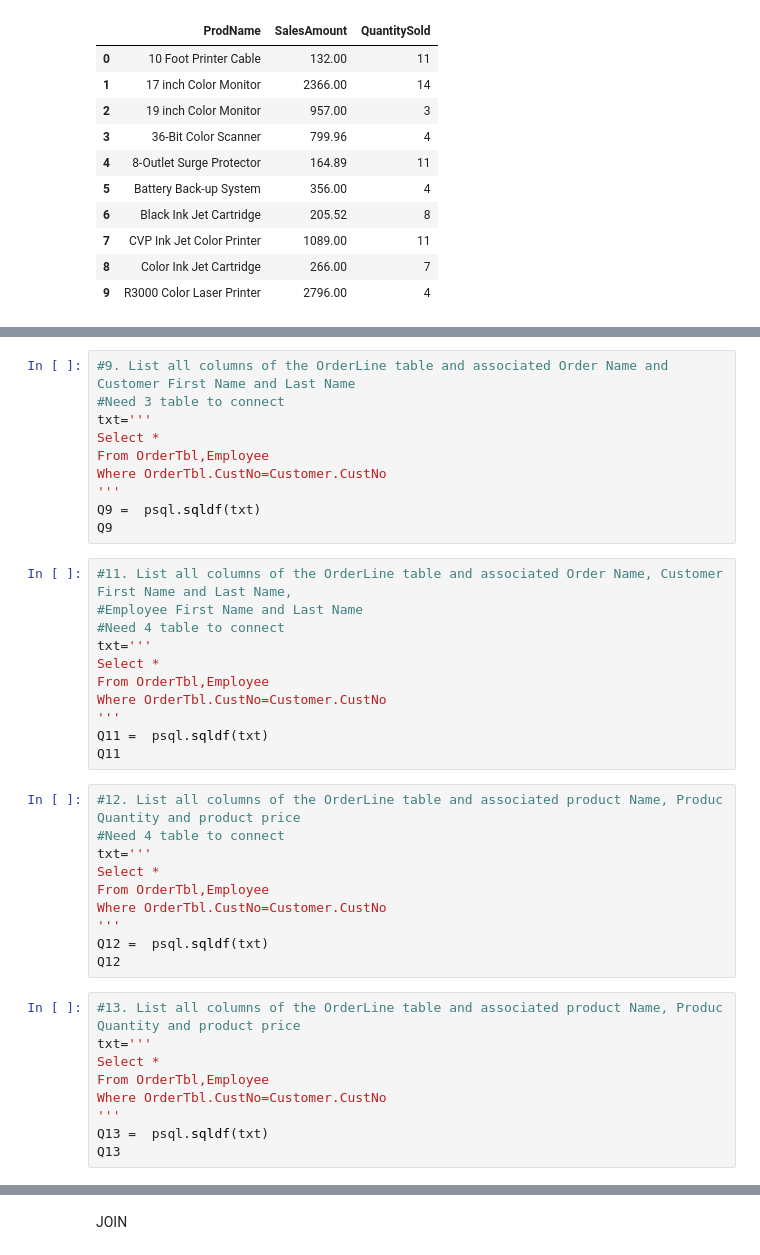
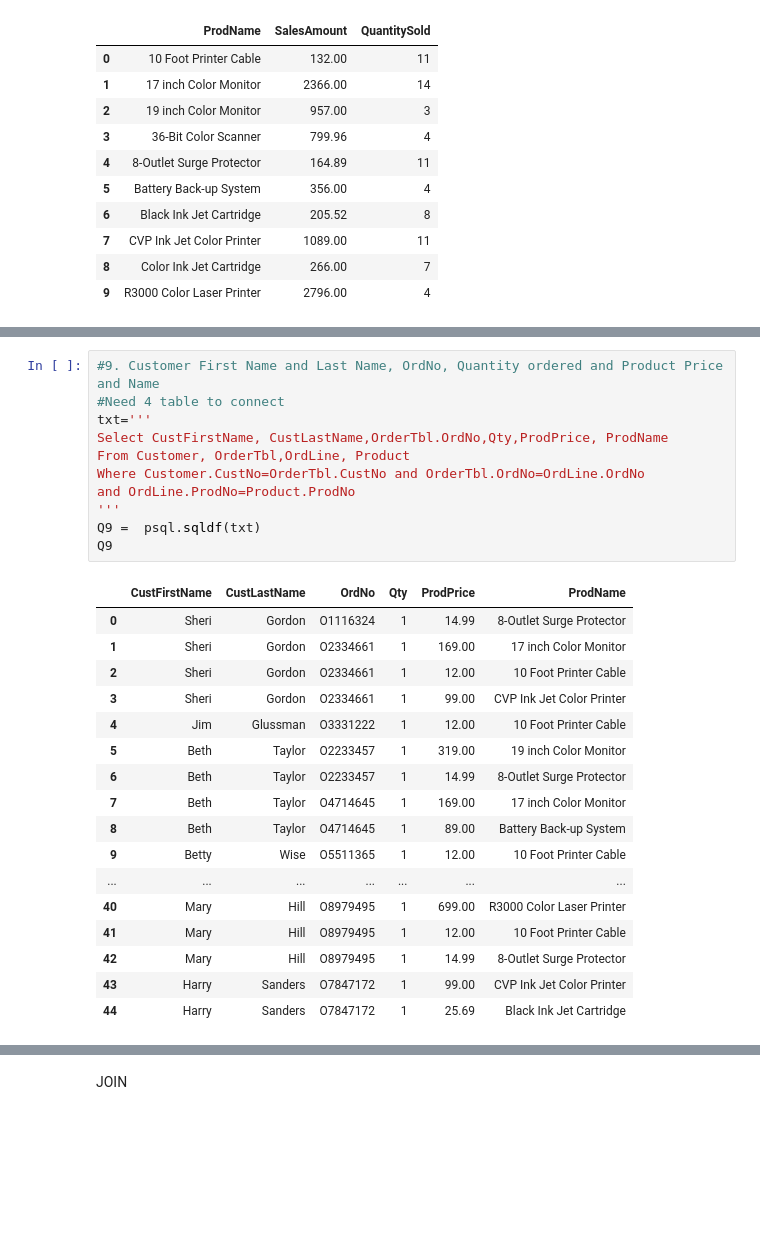
Before and after one commit to ogut77/BA, a Jupyter notebook: MultipleTable2.ipynb, the cells around one changed output, grey strips where cells are left out. Cells and saved outputs as stored; diff of their text form; blank space fills up the shorter version.

```diff
--- a/MultipleTable2.ipynb
+++ b/MultipleTable2.ipynb
@@ -237,42 +237,31 @@ Q8
 | 43 | O9919699 | 2017-02-11 00:00:00.000000 | C9857432 | E9954302 | Homer Wells | 123 Main St. | Seattle | WA | 98105-4322 | 1 | R3000 Color Laser Printer | ... |
 | 44 | O9919699 | 2017-02-11 00:00:00.000000 | C9857432 | E9954302 | Homer Wells | 123 Main St. | Seattle | WA | 98105-4322 | 1 | 36-Bit Color Scanner | ... |
 # %%
-#9. List all columns of the OrderLine table and associated Order Name and Customer First Name and Last Name
-#Need 3 table to connect
+#9. Customer First Name and Last Name, OrdNo, Quantity ordered and Product Price and Name
+#Need 4 table to connect
 txt='''
-Select *
-From OrderTbl,Employee
-Where OrderTbl.CustNo=Customer.CustNo
+Select CustFirstName, CustLastName,OrderTbl.OrdNo,Qty,ProdPrice, ProdName
+From Customer, OrderTbl,OrdLine, Product
+Where Customer.CustNo=OrderTbl.CustNo and OrderTbl.OrdNo=OrdLine.OrdNo
+and OrdLine.ProdNo=Product.ProdNo
 '''
 Q9 =  psql.sqldf(txt)
 Q9
+# %% [output]
+|  | CustFirstName | CustLastName | OrdNo | Qty | ProdPrice | ProdName |
+| 0 | Sheri | Gordon | O1116324 | 1 | 14.99 | 8-Outlet Surge Protector |
+| 1 | Sheri | Gordon | O2334661 | 1 | 169.00 | 17 inch Color Monitor |
+| 2 | Sheri | Gordon | O2334661 | 1 | 12.00 | 10 Foot Printer Cable |
+| 3 | Sheri | Gordon | O2334661 | 1 | 99.00 | CVP Ink Jet Color Printer |
+| 4 | Jim | Glussman | O3331222 | 1 | 12.00 | 10 Foot Printer Cable |
+| 5 | Beth | Taylor | O2233457 | 1 | 319.00 | 19 inch Color Monitor |
+| 6 | Beth | Taylor | O2233457 | 1 | 14.99 | 8-Outlet Surge Protector |
+| 7 | Beth | Taylor | O4714645 | 1 | 169.00 | 17 inch Color Monitor |
+| 8 | Beth | Taylor | O4714645 | 1 | 89.00 | Battery Back-up System |
+| 9 | Betty | Wise | O5511365 | 1 | 12.00 | 10 Foot Printer Cable |
+| ... | ... | ... | ... | ... | ... | ... |
+| 40 | Mary | Hill | O8979495 | 1 | 699.00 | R3000 Color Laser Printer |
+| 41 | Mary | Hill | O8979495 | 1 | 12.00 | 10 Foot Printer Cable |
+| 42 | Mary | Hill | O8979495 | 1 | 14.99 | 8-Outlet Surge Protector |
+| 43 | Harry | Sanders | O7847172 | 1 | 99.00 | CVP Ink Jet Color Printer |
+| 44 | Harry | Sanders | O7847172 | 1 | 25.69 | Black Ink Jet Cartridge |
-# %%
-#11. List all columns of the OrderLine table and associated Order Name, Customer First Name and Last Name,
-#Employee First Name and Last Name
-#Need 4 table to connect
-txt='''
-Select *
-From OrderTbl,Employee
-Where OrderTbl.CustNo=Customer.CustNo
-'''
-Q11 =  psql.sqldf(txt)
-Q11
-# %%
-#12. List all columns of the OrderLine table and associated product Name, Produc Quantity and product price
-#Need 4 table to connect
-txt='''
-Select *
-From OrderTbl,Employee
-Where OrderTbl.CustNo=Customer.CustNo
-'''
-Q12 =  psql.sqldf(txt)
-Q12
-# %%
-#13. List all columns of the OrderLine table and associated product Name, Produc Quantity and product price
-txt='''
-Select *
-From OrderTbl,Employee
-Where OrderTbl.CustNo=Customer.CustNo
-'''
-Q13 =  psql.sqldf(txt)
-Q13
```
Also changed, not shown: parts of 20 cells of this notebook.
